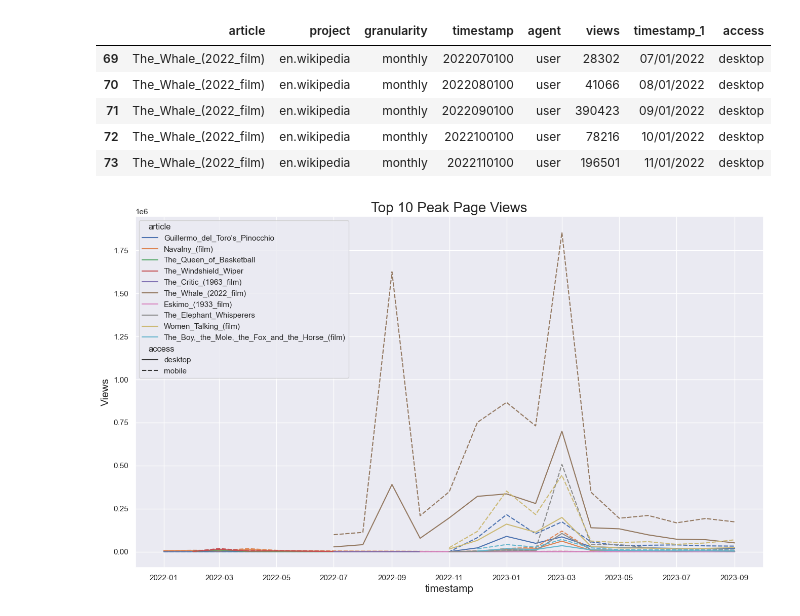
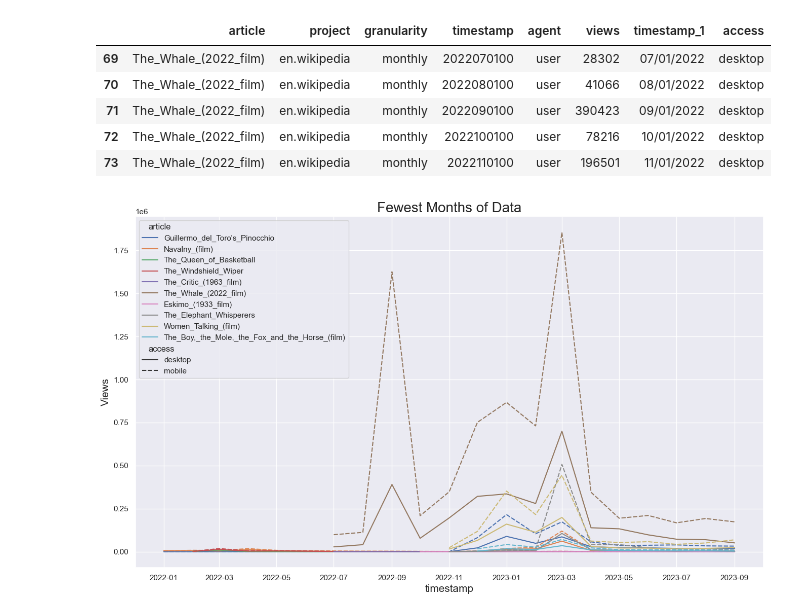
Before and after one commit to saumya-nauni/data-512-homework_1, a Jupyter notebook: analysis.ipynb, the cells around one changed output. Drawn from its saved outputs; the diff is of its cells as text; code cells hidden in the pictures.

```diff
--- a/analysis.ipynb
+++ b/analysis.ipynb
@@ -249,22 +289,22 @@ few_months_all_access.head()
 # %%
 # Check for duplicate timestamps and aggregate them if necessary
 # If this step is not done it throws an error
 few_months_all_access['timestamp_1'] = pd.to_datetime(few_months_all_access['timestamp_1'], format='%m/%d/%Y')
 few_months_all_access = few_months_all_access.groupby(['timestamp_1', 'article', 'access']).agg({'views': 'sum'}).reset_index()
 
 plt.figure(figsize = (16,9))
 sns.set(style='darkgrid',)
 sns.lineplot(x='timestamp_1', y='views',
              ci=None,hue='article',style='access',
              data = few_months_all_access,legend='brief')
-plt.title("Top 10 Peak Page Views", fontsize = 20)
+plt.title("Fewest Months of Data", fontsize = 20)
 plt.xlabel("timestamp", fontsize = 15)
 plt.ylabel("Views", fontsize = 15)
 
 
 # Save the plot as a png file
 plt.savefig('result-images/3. Fewest Months of Data.png')
 
 plt.show()
 # %% [output]
-[figure, old version]
+[figure, new version]
```
Also changed, not shown: parts of 8 cells of this notebook, 1 other file.
